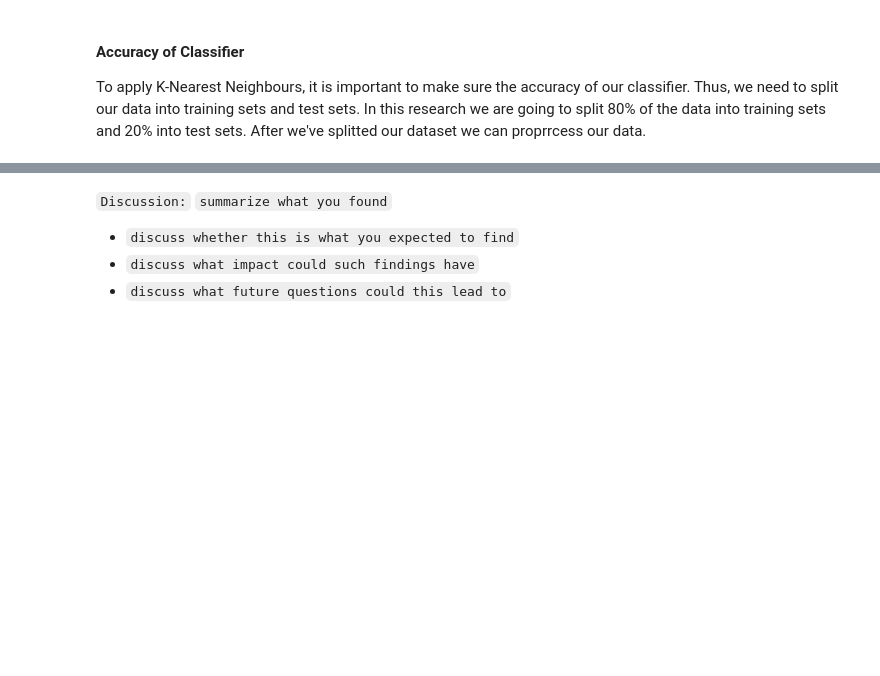
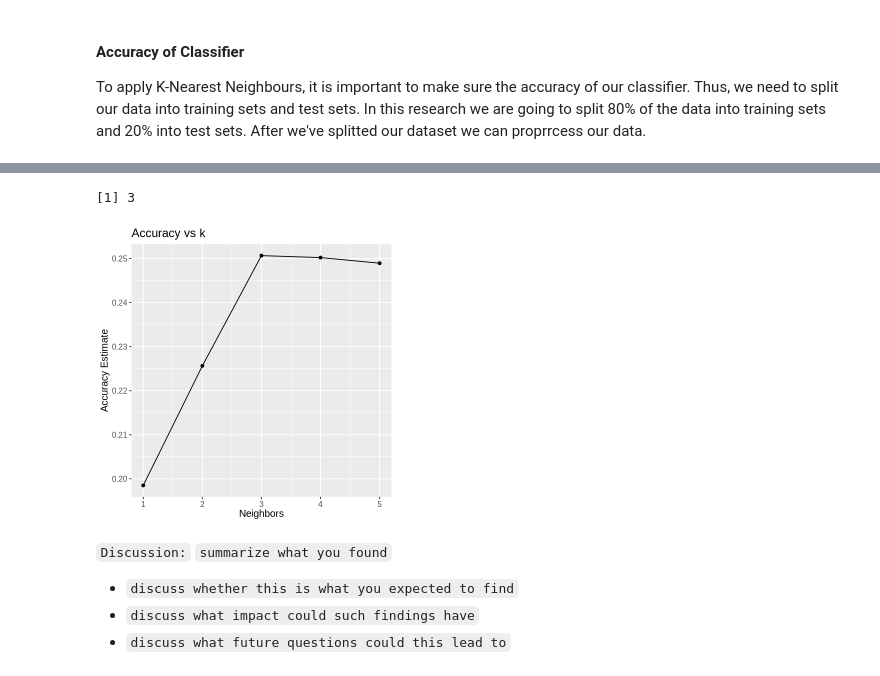
Before and after one commit to audryleine-isidro/dsci-final-project, a Jupyter notebook: Project Final Report- project 009- 35.ipynb, the cells around one changed output, grey strips where cells are left out. Cells and saved outputs as stored; diff of their text form; code cells hidden in the pictures; blank space fills up the shorter version.

Commit message:
Completed visualization for data analysis

```diff
--- a/Project Final Report- project 009- 35.ipynb
+++ b/Project Final Report- project 009- 35.ipynb
@@ -316,5 +316,23 @@ A tibble: 5 × 7
 # %%
 # visualization of data anaylsis
+
+#accuracy vs k
+accuracy_vs_k <- ggplot(accuracies, aes(x = neighbors, y = mean)) +
+  geom_point() +
+  geom_line() +
+  labs(x = "Neighbors", y = "Accuracy Estimate", title = "Accuracy vs k") +
+  theme(text = element_text(size = 12))
+
+accuracy_vs_k
+
+best_k <- accuracies |>
+        arrange(desc(mean)) |>
+        head(1) |>
+        pull(neighbors)
+best_k
+# %% [output]
+[1] 3
+[figure, added]
 # %% [markdown]
 `Discussion:`
 `summarize what you found`
```
Also changed, not shown: parts of 4 cells of this notebook.
